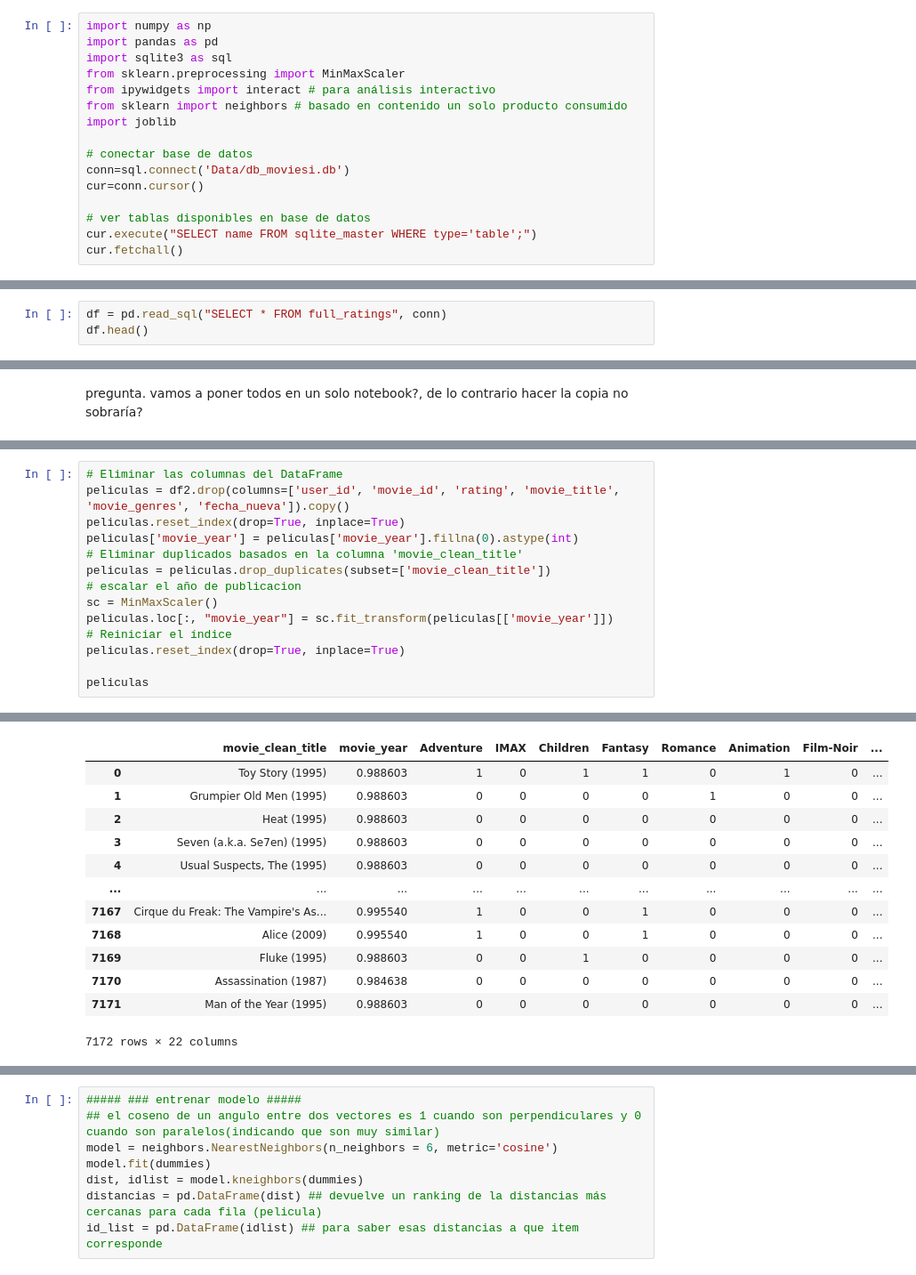
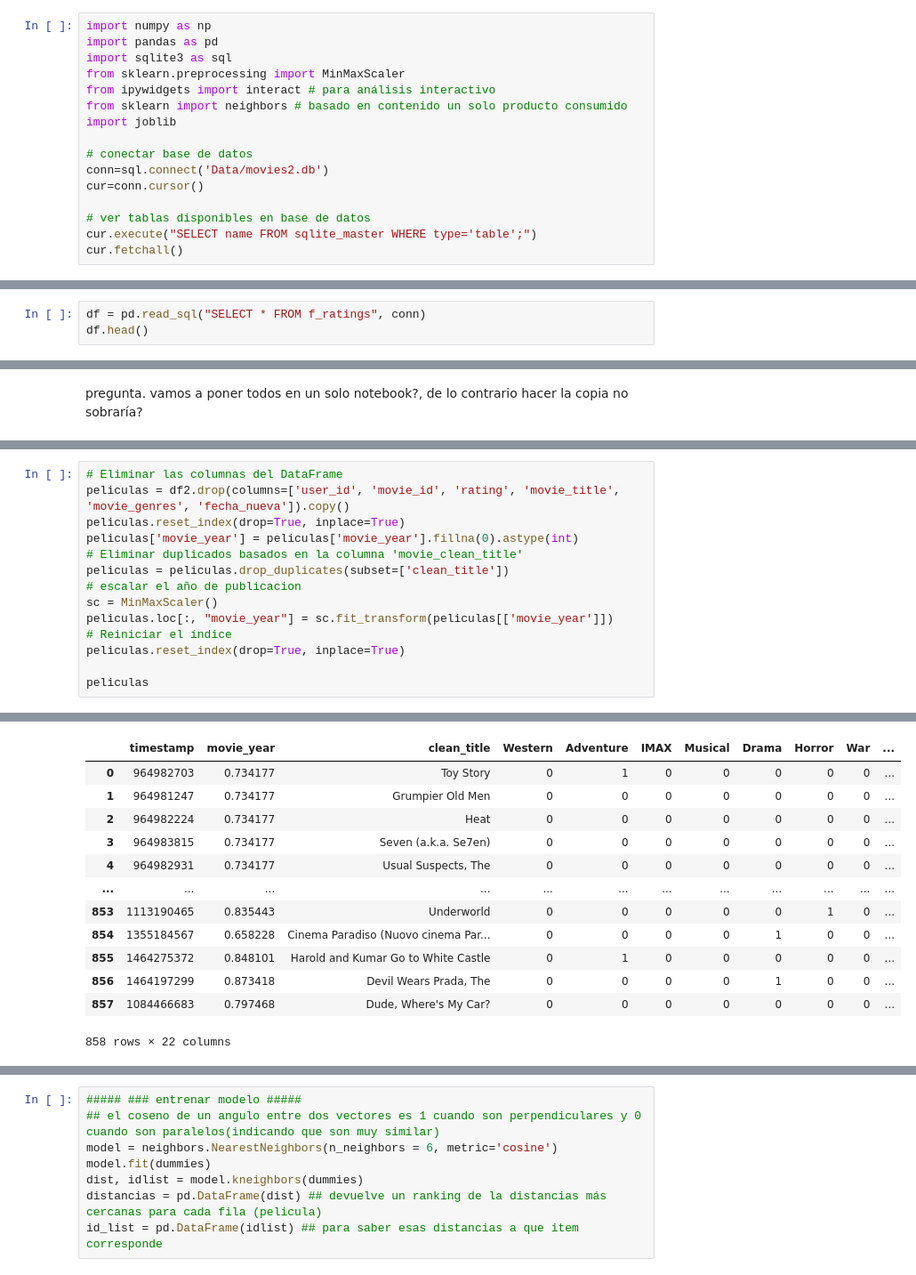
Before and after one commit to LauBetancourt31/Anal-tica-en-Marketing, a Jupyter notebook: 2. Contenido general.ipynb, the cells around one changed output, grey strips where cells are left out. Shown: that part at 89% size. Cells and saved outputs as stored; diff of their text form.

```diff
--- a/2. Contenido general.ipynb
+++ b/2. Contenido general.ipynb
@@ -8,7 +8,7 @@ from sklearn import neighbors # basado en contenido un solo producto consumido
 import joblib
 
 # conectar base de datos
-conn=sql.connect('Data/db_moviesi.db')
+conn=sql.connect('Data/movies2.db')
 cur=conn.cursor()
 
 # ver tablas disponibles en base de datos
@@ -30,6 +30,6 @@ Si un usuario ve películas de géneros variados y de épocas específicas, el s
 Este sistema se enfoca en sugerir películas híbridas entre los géneros que el usuario ha visto previamente, pero también considera la época de las películas (basado en su año de lanzamiento). Si el usuario ha visto películas de acción y comedia, el sistema recomendará películas que combinen estos géneros y que pertenezcan a épocas cercanas a las que el usuario prefiere, por ejemplo, si muestra interés en películas de los 80s o 90s, las recomendaciones respetarán ese contexto temporal. El sistema actualiza las recomendaciones semanalmente, revisando el historial de visualización del usuario para detectar patrones no solo en los géneros, sino también en las épocas.<br>
 Cada semana, se generan 10 recomendaciones frescas que incluyen películas que combinan géneros y épocas que el usuario ha disfrutado previamente, brindando una experiencia más inmersiva y personalizada.
 # %%
-df = pd.read_sql("SELECT * FROM full_ratings", conn)
+df = pd.read_sql("SELECT * FROM f_ratings", conn)
 df.head()
 # %% [output]
@@ -108,7 +108,7 @@ peliculas = df2.drop(columns=['user_id', 'movie_id', 'rating', 'movie_title', 'm
 peliculas.reset_index(drop=True, inplace=True)
 peliculas['movie_year'] = peliculas['movie_year'].fillna(0).astype(int)
 # Eliminar duplicados basados en la columna 'movie_clean_title'
-peliculas = peliculas.drop_duplicates(subset=['movie_clean_title'])
+peliculas = peliculas.drop_duplicates(subset=['clean_title'])
 # escalar el año de publicacion
 sc = MinMaxScaler()
 peliculas.loc[:, "movie_year"] = sc.fit_transform(peliculas[['movie_year']])
@@ -120,15 +137,15 @@ peliculas
-|  | movie_clean_title | movie_year | Adventure | IMAX | Children | Fantasy | Romance | Animation | Film-Noir | ... |
-| 0 | Toy Story (1995) | 0.988603 | 1 | 0 | 1 | 1 | 0 | 1 | 0 | ... |
-| 1 | Grumpier Old Men (1995) | 0.988603 | 0 | 0 | 0 | 0 | 1 | 0 | 0 | ... |
-| 2 | Heat (1995) | 0.988603 | 0 | 0 | 0 | 0 | 0 | 0 | 0 | ... |
-| 3 | Seven (a.k.a. Se7en) (1995) | 0.988603 | 0 | 0 | 0 | 0 | 0 | 0 | 0 | ... |
-| 4 | Usual Suspects, The (1995) | 0.988603 | 0 | 0 | 0 | 0 | 0 | 0 | 0 | ... |
-| ... | ... | ... | ... | ... | ... | ... | ... | ... | ... | ... |
-| 7167 | Cirque du Freak: The Vampire's As... | 0.995540 | 1 | 0 | 0 | 1 | 0 | 0 | 0 | ... |
-| 7168 | Alice (2009) | 0.995540 | 1 | 0 | 0 | 1 | 0 | 0 | 0 | ... |
-| 7169 | Fluke (1995) | 0.988603 | 0 | 0 | 1 | 0 | 0 | 0 | 0 | ... |
-| 7170 | Assassination (1987) | 0.984638 | 0 | 0 | 0 | 0 | 0 | 0 | 0 | ... |
-| 7171 | Man of the Year (1995) | 0.988603 | 0 | 0 | 0 | 0 | 0 | 0 | 0 | ... |
+|  | timestamp | movie_year | clean_title | Western | Adventure | IMAX | Musical | Drama | Horror | War | ... |
+| 0 | 964982703 | 0.734177 | Toy Story | 0 | 1 | 0 | 0 | 0 | 0 | 0 | ... |
+| 1 | 964981247 | 0.734177 | Grumpier Old Men | 0 | 0 | 0 | 0 | 0 | 0 | 0 | ... |
+| 2 | 964982224 | 0.734177 | Heat | 0 | 0 | 0 | 0 | 0 | 0 | 0 | ... |
+| 3 | 964983815 | 0.734177 | Seven (a.k.a. Se7en) | 0 | 0 | 0 | 0 | 0 | 0 | 0 | ... |
+| 4 | 964982931 | 0.734177 | Usual Suspects, The | 0 | 0 | 0 | 0 | 0 | 0 | 0 | ... |
+| ... | ... | ... | ... | ... | ... | ... | ... | ... | ... | ... | ... |
+| 853 | 1113190465 | 0.835443 | Underworld | 0 | 0 | 0 | 0 | 0 | 1 | 0 | ... |
+| 854 | 1355184567 | 0.658228 | Cinema Paradiso (Nuovo cinema Par... | 0 | 0 | 0 | 0 | 1 | 0 | 0 | ... |
+| 855 | 1464275372 | 0.848101 | Harold and Kumar Go to White Castle | 0 | 1 | 0 | 0 | 0 | 0 | 0 | ... |
+| 856 | 1464197299 | 0.873418 | Devil Wears Prada, The | 0 | 0 | 0 | 0 | 1 | 0 | 0 | ... |
+| 857 | 1084466683 | 0.797468 | Dude, Where's My Car? | 0 | 0 | 0 | 0 | 0 | 0 | 0 | ... |
-7172 rows × 22 columns
+858 rows × 22 columns
 # %%
 # dummies
```
Also changed, not shown: parts of 7 cells of this notebook, 7 other files.
